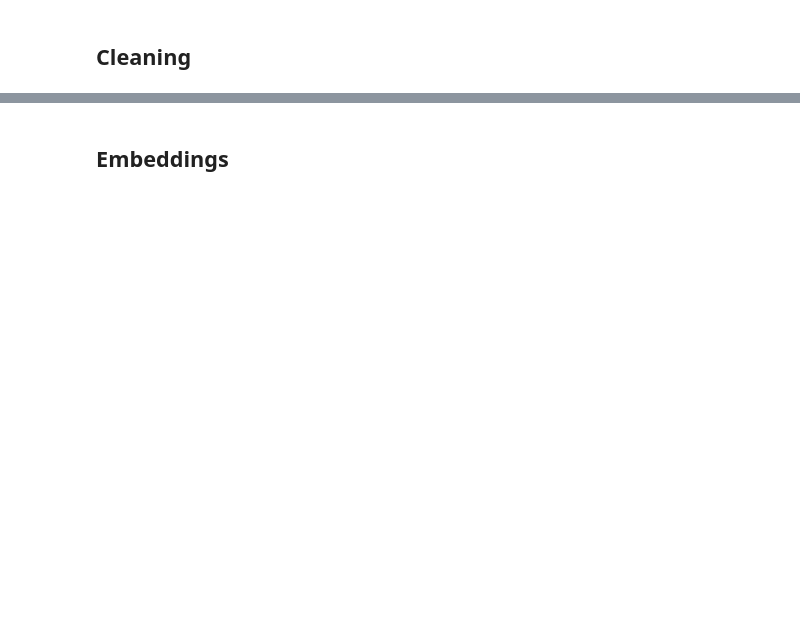
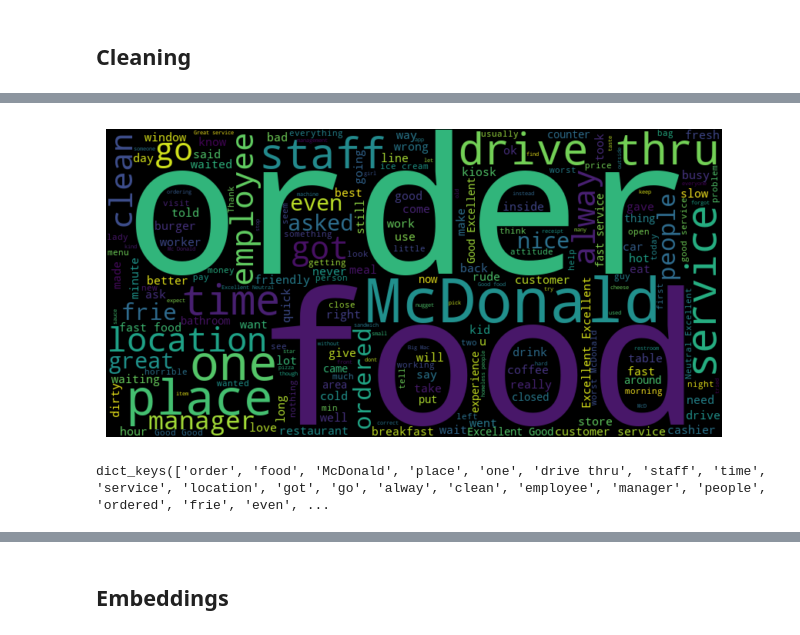
Before and after one commit to p-parks/AAI-501-Final-Project, a Jupyter notebook: Notebook/AAI-501-02-SU23-Final Project Proposal.ipynb, the cells around one changed output, grey strips where cells are left out. Saved outputs shown, nothing was run; the diff lists cells and outputs as text; code cells hidden in the pictures; blank space fills up the shorter version.

```diff
--- a/Notebook/AAI-501-02-SU23-Final Project Proposal.ipynb
+++ b/Notebook/AAI-501-02-SU23-Final Project Proposal.ipynb
@@ -48,0 +89,14 @@ df.head()
+# %%
+text_data = ' '.join(df['review'])
+
+wordcloud = WordCloud(width=800, height=400).generate(text_data)
+
+plt.figure(figsize=(8,4))
+plt.imshow(wordcloud, interpolation='bilinear')
+plt.axis('off')
+plt.show()
+
+print(wordcloud.words_.keys())
+# %% [output]
+[figure, added]
+dict_keys(['order', 'food', 'McDonald', 'place', 'one', 'drive thru', 'staff', 'time', 'service', 'location', 'got', 'go', 'alway', 'clean', 'employee', 'manager', 'people', 'ordered', 'frie', 'even', ...
```
Also changed, not shown: parts of 13 cells of this notebook.
